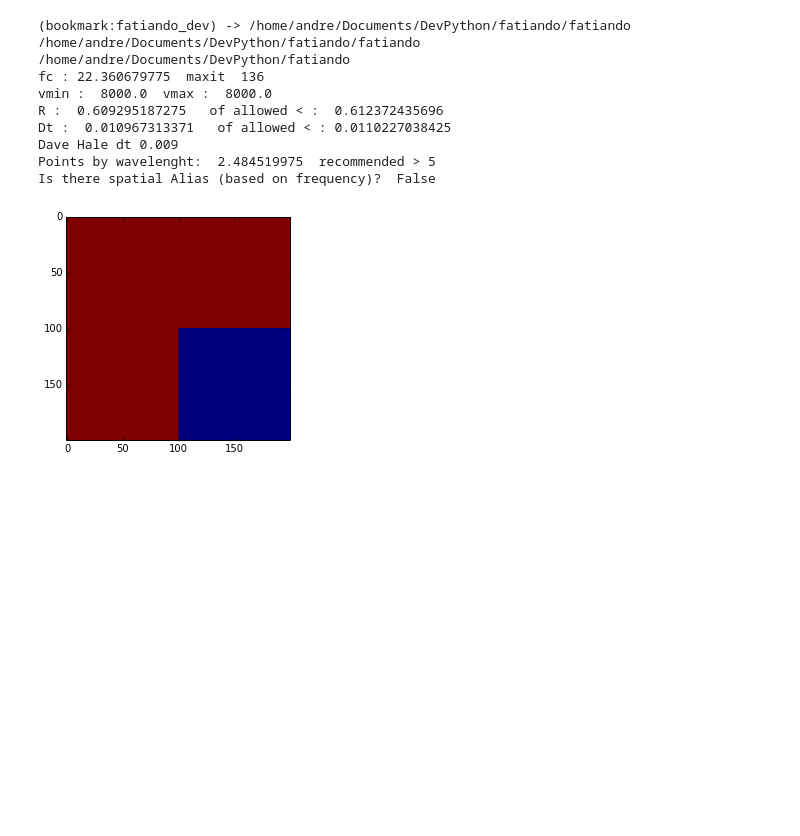
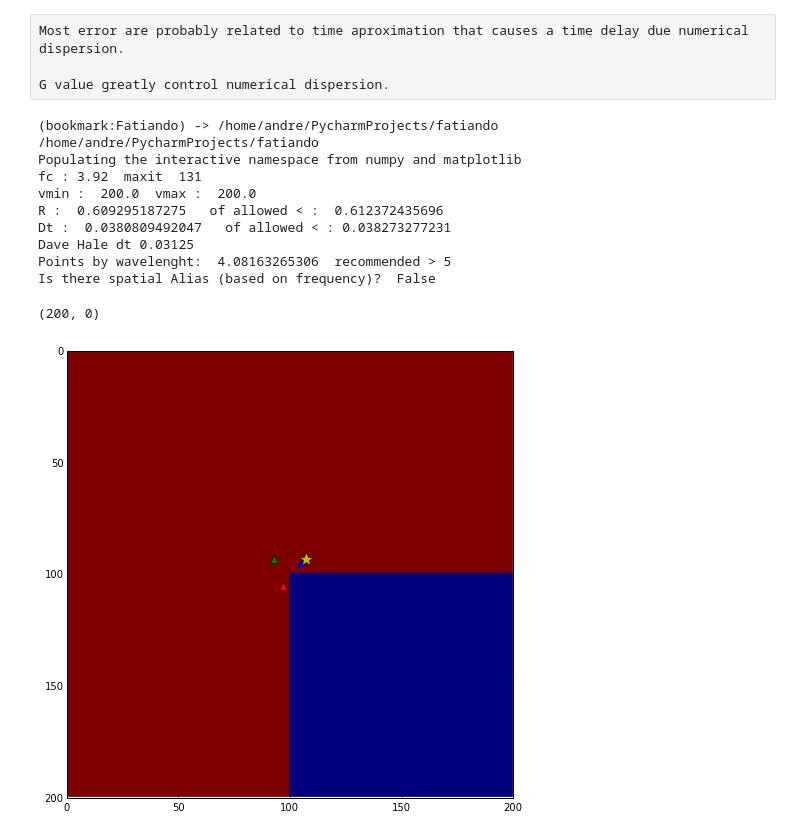
Before and after one commit to eusoubrasileiro/geonumerics, a Jupyter notebook: ipython_notebooks/Fatiando - F.D. vs Analytic Solution.ipynb, the cells around one changed output. Saved outputs shown, nothing was run; the diff lists cells and outputs as text; code cells hidden in the pictures; blank space fills up the shorter version.

```diff
--- a/ipython_notebooks/Fatiando - F.D. vs Analytic Solution.ipynb
+++ b/ipython_notebooks/Fatiando - F.D. vs Analytic Solution.ipynb
@@ -6,76 +183,88 @@
+# %% [raw]
+Most error are probably related to time aproximation that causes a time delay due numerical dispersion.
+
+G value greatly control numerical dispersion.
 # %%
 """
 Seismic: 2D finite difference simulation of scalar wave
 """
-%cd fatiando_dev
-%cd ..
-from fatiando import seismic
+%cd Fatiando
+%pylab inline
+from fatiando.seismic import wavefd
 import numpy as np
 
 # Set the parameters of the finite difference grid
-shape = (200, 200)
-ds = 144. # spacing
-area = [0, shape[0]*ds, 0, shape[1]*ds]
+vshape = (200, 200)
+ds = dx = dz = 12.5 # spacing
+area = [0, vshape[0]*dz, 0, vshape[1]*dx]
 # Set the parameters of the finite difference grid
-vc=8000.
-mvel = np.zeros(shape)+vc
+vc=200.0
+mvel = np.zeros(vshape)+vc
 mvel[100:,100:] = 0.
-imshow(mvel)
 
 # source frequency ? waveleght w = 0.0 second
-# 1/w = 2 Hz
-#fc=1./0.06
-#fc=vmin/(10.*spacing) # from dave hale code (Madagascar)
-fc = numpy.sqrt(1000./2.)
-#fc= np.sqrt(500.)
-# Alford adapated by André
+eps = 0.98*1./(4*max(dx, dz)*min(1./(2*dx),1./(2*dz)))
+fc = eps*vc/(max(2*dx, 2*dz))
+dt = wavefd.scalar_maxdt(area, vshape, np.max(mvel))
+
+# Alford adapted by André
 xs, zs = 107.0, 93.0 # source
 # receivers
 xa, za = 105.0, 95.0 # A - delta 7 - epsilon 2
 xb, zb = 93.0, 93.0 # mirrored source positon to left
 xc, zc = 97.0,105 # difraction
 
+
 # Make a wave source from a mexican hat wavelet
 #sources = [wavefd.MexHatSource(30000, 15000, area, shape, 100, fc, delay=2)]
 # Make a wave source from a mexican hat wavelet, delay=3.5*wavelength
 # first example R. M. Alford (x, z)
-sources = [seismic.wavefd.GaussSource(xs*ds, zs*ds, area, shape,  1., fc)]
+sources = [wavefd.GaussSource((xs*ds, zs*ds), area, vshape,  1., fc)]
 
 # Get the iterator for the simulation
 #dt = wavefd.maxdt(area, shape, velocity)
 
-maxt = 1.5
-dt = seismic.wavefd.scalar_maxdt(area, shape, vc)
+maxt = 5.000
 maxit = int(maxt/dt)
 stations = [[xa*ds, za*ds], [xb*ds, zb*ds], [xc*ds, zc*ds]] # x, z coordinate of the seismometers
 snapshot = 1 # Plot a snapshot of the simulation every 0.5 seconds
-simulation = seismic.wavefd.scalar(mvel, area, dt, maxit, sources, stations=stations, snapshot=snapshot)
+simulation = wavefd.scalar(mvel, area, dt, maxit, sources, stations=stations, snapshot=snapshot)
 
-vmin = vmax = mvel.max()
-#vmin = mvel.min()
+vmin = vmax = np.max(mvel)
+vmin = vmax
 
 R = dt*vmax/ds
 print "fc :", fc, " maxit ", maxit
 print "vmin : ", vmin, " vmax : ", vmax
 print "R : ", R, "  of allowed < : ", np.sqrt(3./8.)
 print "Dt : ",  dt, "  of allowed < :", np.sqrt(3./8.)*ds/vmax
 # Dave Hale criteria for dt
 print "Dave Hale dt", ds/(2.*vmax)
-print "Points by wavelenght: ", vmin/fc/ds, " recommended > 5 "
+print "Points by wavelenght: ", vmax/fc/ds, " recommended > 5 "
 # the definition above of points by wavelength is not quite rigth is not using the
 # spectrum fourier spectrum.
-print "Is there spatial Alias (based on frequency)? ", (vmin/fc < 2*ds)
+print "Is there spatial Alias (based on frequency)? ", (vmax/fc < 2*ds)
+
+figure(figsize(8,8))
+imshow(mvel, origin='upper')
+plot(xa, za, 'b^', markersize=8)
+plot(xb, zb, 'g^', markersize=8)
+plot(xc, zc, 'r^', markersize=8)
+plot(xs, zs, '*y', markersize=15)
+xlim((0,200))
+ylim((200,0))
 # %% [output]
-(bookmark:fatiando_dev) -> /home/andre/Documents/DevPython/fatiando/fatiando
-/home/andre/Documents/DevPython/fatiando/fatiando
-/home/andre/Documents/DevPython/fatiando
-fc : 22.360679775  maxit  136
-vmin :  8000.0  vmax :  8000.0
+(bookmark:Fatiando) -> /home/andre/PycharmProjects/fatiando
+/home/andre/PycharmProjects/fatiando
+Populating the interactive namespace from numpy and matplotlib
+fc : 3.92  maxit  131
+vmin :  200.0  vmax :  200.0
 R :  0.609295187275   of allowed < :  0.612372435696
-Dt :  0.010967313371   of allowed < : 0.0110227038425
-Dave Hale dt 0.009
-Points by wavelenght:  2.484519975  recommended > 5
+Dt :  0.0380809492047   of allowed < : 0.038273277231
+Dave Hale dt 0.03125
+Points by wavelenght:  4.08163265306  recommended > 5
 Is there spatial Alias (based on frequency)?  False
+(200, 0)
-[figure, old version]
+[figure, new version]
 # %%
 # numerical solution
```
Also changed, not shown: parts of 18 cells of this notebook, 1 other file.
